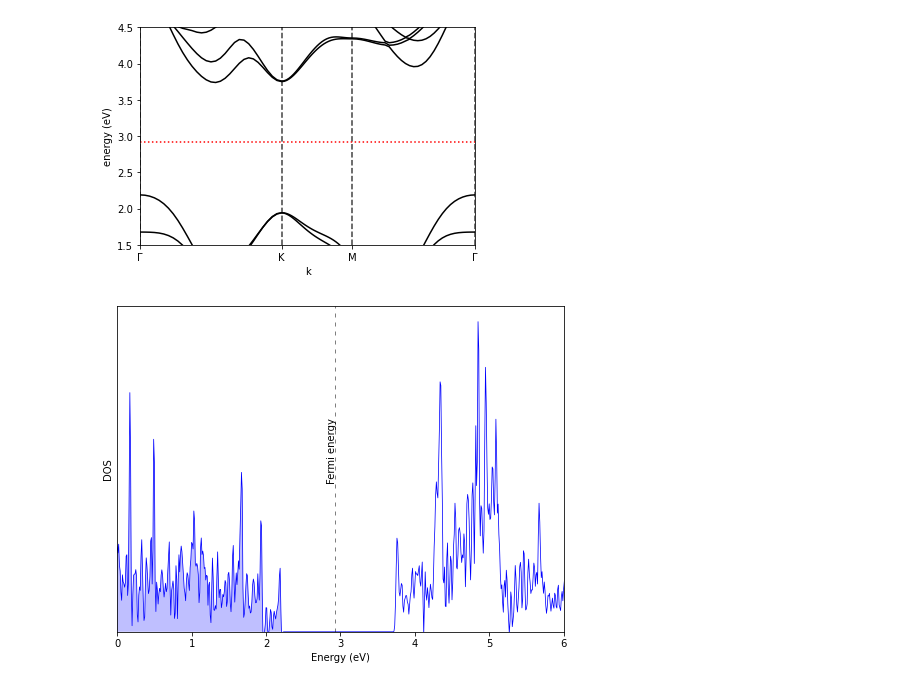
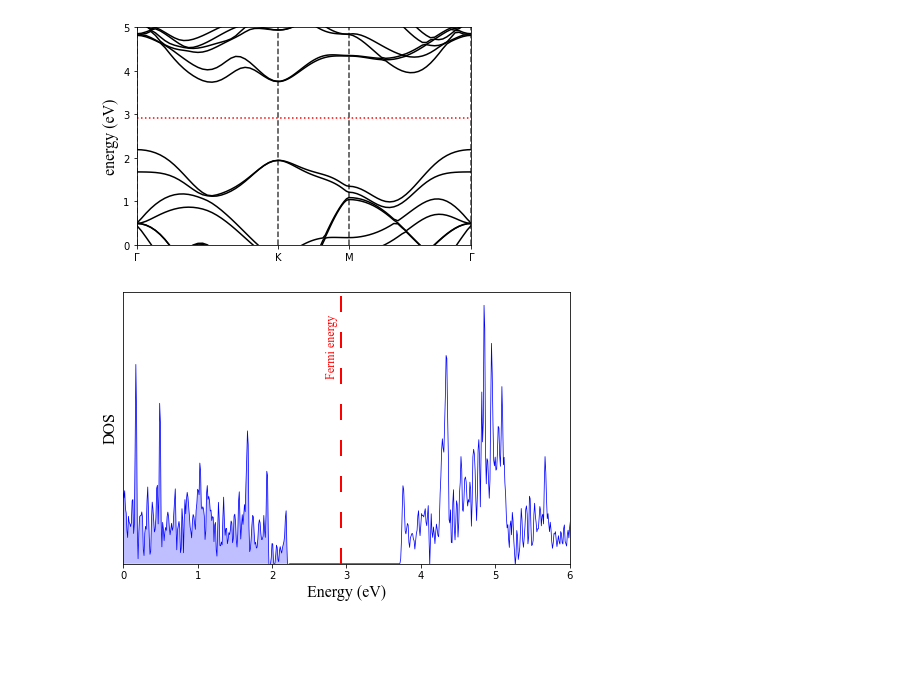
Before and after one commit to adamlsmith981/SmithAdamFYP, a Jupyter notebook: MoS2-bulk/BANDS&DOS/bands_dos_plot.ipynb, the cells around one changed output. Cells and saved outputs as stored; diff of their text form; code cells hidden in the pictures; blank space fills up the shorter version.

Commit message:
editing plots

```diff
--- a/MoS2-bulk/BANDS&DOS/bands_dos_plot.ipynb
+++ b/MoS2-bulk/BANDS&DOS/bands_dos_plot.ipynb
@@ -91,8 +91,9 @@ def bndplot(datafile,fermi,symmetryfile,subplot,**kwargs):
     range_plot=kwargs['range']
     subplot.set_ylim([range_plot[0],range_plot[1]])
   subplot.set_xlim([axis[0],axis[1]])
-  subplot.set_xlabel('k')
-  subplot.set_ylabel('energy (eV)')
+  font = {'fontname':'Times New Roman'}
+  # subplot.set_xlabel('wavevector k',fontsize=12, **font)
+  subplot.set_ylabel('energy (eV)', fontsize=16, **font)
   if 'legend' in kwargs:
     subplot.legend()
 # %%
@@ -102,21 +103,21 @@ fermiE=2.9213
 # %%
 
 datafile=path+material+'.Bandx.dat.gnu'
 # fermiE = -0.1709 # get from nscf / scf step out
 symmetryfile=path+material+'.bandx.out'
 bool_shift_efermi= True
 fig, ax = plt.subplots()
 
 #bndplot(datafile,fermi,symmetryfile,ax)
 bndplot(datafile,fermiE,symmetryfile,ax,shift_fermi=0,\
-color='black',linestyle='solid',name_k_points=['Γ','K','M','Γ'],range=[1.5,4.5])
+color='black',linestyle='solid',name_k_points=['Γ','K','M','Γ'],range=[0,5])
 
 # plt.text(0.0, 4.5, 'Fermi energy = -0.2666', fontsize='small')
 
 fig.savefig(material+"-BandsPlot.png")
 plt.show()
 # %% [output]
-[figure, old version]
+[figure, new version]
 # %%
 import matplotlib.pyplot as plt
 from matplotlib import rcParamsDefault
@@ -129,17 +130,18 @@ energy, dos, idos = np.loadtxt(path+material+'.dos.dat', unpack=True)
 # %%
 # fermiE=-0.1709
 # make plot
-plt.figure(figsize = (8, 6))
+plt.figure(figsize = (8, 5))
 plt.plot(energy, dos, linewidth=0.75, color='blue')
 plt.yticks([])
-plt.xlabel('Energy (eV)')
-plt.ylabel('DOS')
-plt.axvline(x=fermiE, linewidth=0.5, color='k', linestyle=(0, (8, 10)))
+font = {'fontname':'Times New Roman'}
+plt.xlabel('Energy (eV)',fontsize=16, **font)
+plt.ylabel('DOS',fontsize=16, **font)
+plt.axvline(x=fermiE, linewidth=2.0, color='red', linestyle=(0, (8, 10)))
 plt.xlim(0, 6)
 plt.ylim(0, )
 plt.fill_between(energy, 0, dos, where=(energy < fermiE), facecolor='blue', alpha=0.25)
-plt.text(-0.1+fermiE, 12, 'Fermi energy', fontsize='medium', rotation=90)
+plt.text(-0.2+fermiE, 18, 'Fermi energy', color='red',fontsize=12, rotation=90, **font)
 plt.savefig(material+'-DOSplot.png')
 plt.show()
 # %% [output]
-[figure, old version]
+[figure, new version]
```
Also changed, not shown: 42 other files.
